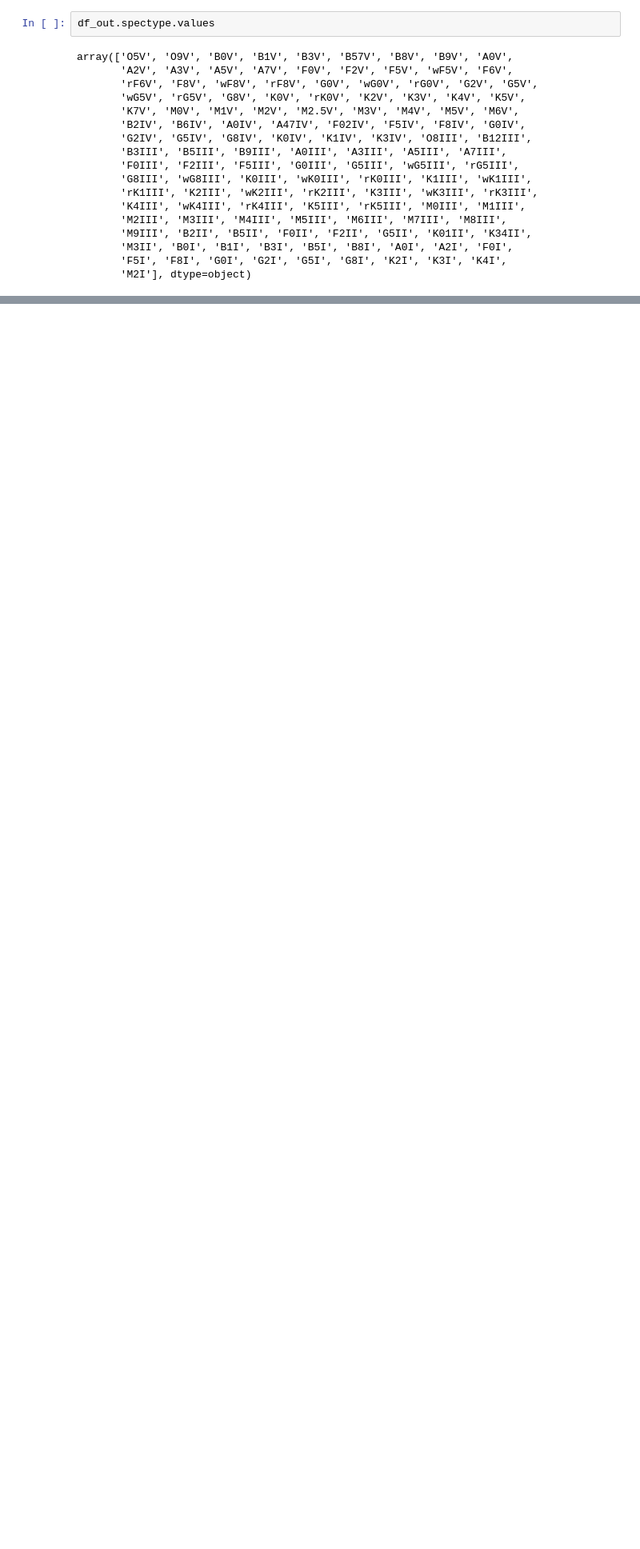
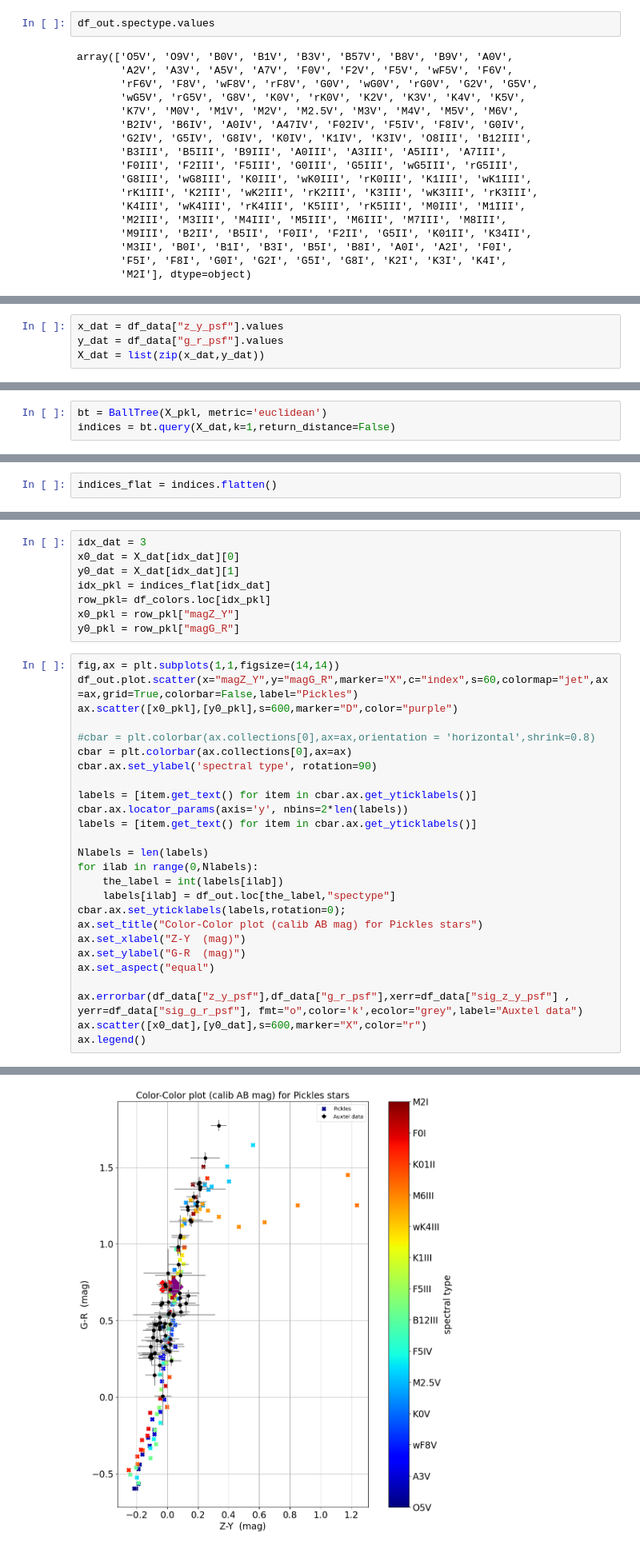
Before and after one commit to sylvielsstfr/RubinLSSTPhotometricCorrTuto, a Jupyter notebook: notebooks/06_SEDPicklesColors/FindNearestColorsPicklesAuxtelData_auxtelSDSSfilters.ipynb, the cells around one changed output, grey strips where cells are left out. Shown at 80% size. Drawn from its saved outputs; the diff is of its cells as text; blank space fills up the shorter version.

Commit message:
FindNearestColorsPicklesAuxtelData_auxtelSDSSfilters.ipynb is really finding the nearest neighbourgs

```diff
--- a/notebooks/06_SEDPicklesColors/FindNearestColorsPicklesAuxtelData_auxtelSDSSfilters.ipynb
+++ b/notebooks/06_SEDPicklesColors/FindNearestColorsPicklesAuxtelData_auxtelSDSSfilters.ipynb
@@ -627,0 +585,4 @@ ax.legend()
+# %%
+x_dat = df_data["z_y_psf"].values
+y_dat = df_data["g_r_psf"].values
+X_dat = list(zip(x_dat,y_dat))
@@ -627,0 +620,3 @@ ax.legend()
+# %%
+bt = BallTree(X_pkl, metric='euclidean')
+indices = bt.query(X_dat,k=1,return_distance=False)
@@ -627,0 +645,2 @@ ax.legend()
+# %%
+indices_flat = indices.flatten()
@@ -627,0 +658,35 @@ ax.legend()
+# %%
+idx_dat = 3
+x0_dat = X_dat[idx_dat][0]
+y0_dat = X_dat[idx_dat][1]
+idx_pkl = indices_flat[idx_dat]
+row_pkl= df_colors.loc[idx_pkl]
+x0_pkl = row_pkl["magZ_Y"]
+y0_pkl = row_pkl["magG_R"]
+# %%
+fig,ax = plt.subplots(1,1,figsize=(14,14))
+df_out.plot.scatter(x="magZ_Y",y="magG_R",marker="X",c="index",s=60,colormap="jet",ax=ax,grid=True,colorbar=False,label="Pickles")
+ax.scatter([x0_pkl],[y0_pkl],s=600,marker="D",color="purple")
+
+#cbar = plt.colorbar(ax.collections[0],ax=ax,orientation = 'horizontal',shrink=0.8)
+cbar = plt.colorbar(ax.collections[0],ax=ax)
+cbar.ax.set_ylabel('spectral type', rotation=90)
+
+labels = [item.get_text() for item in cbar.ax.get_yticklabels()]
+cbar.ax.locator_params(axis='y', nbins=2*len(labels))
+labels = [item.get_text() for item in cbar.ax.get_yticklabels()]
+
+Nlabels = len(labels)
+for ilab in range(0,Nlabels):
+    the_label = int(labels[ilab])
+    labels[ilab] = df_out.loc[the_label,"spectype"]
+cbar.ax.set_yticklabels(labels,rotation=0);
+ax.set_title("Color-Color plot (calib AB mag) for Pickles stars")
+ax.set_xlabel("Z-Y  (mag)")
+ax.set_ylabel("G-R  (mag)")
+ax.set_aspect("equal")
+
+ax.errorbar(df_data["z_y_psf"],df_data["g_r_psf"],xerr=df_data["sig_z_y_psf"] , yerr=df_data["sig_g_r_psf"], fmt="o",color='k',ecolor="grey",label="Auxtel data")
+ax.scatter([x0_dat],[y0_dat],s=600,marker="X",color="r")
+ax.legend()
+# %% [output]
@@ -627,0 +694 @@ ax.legend()
+[figure, added]
```
Also changed, not shown: parts of 17 cells of this notebook.
